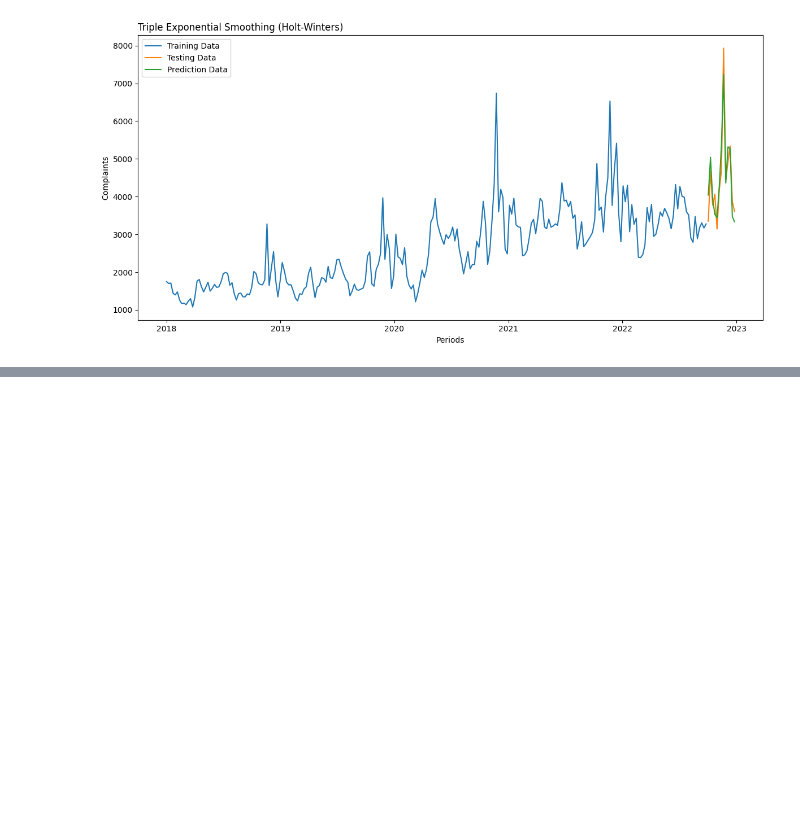
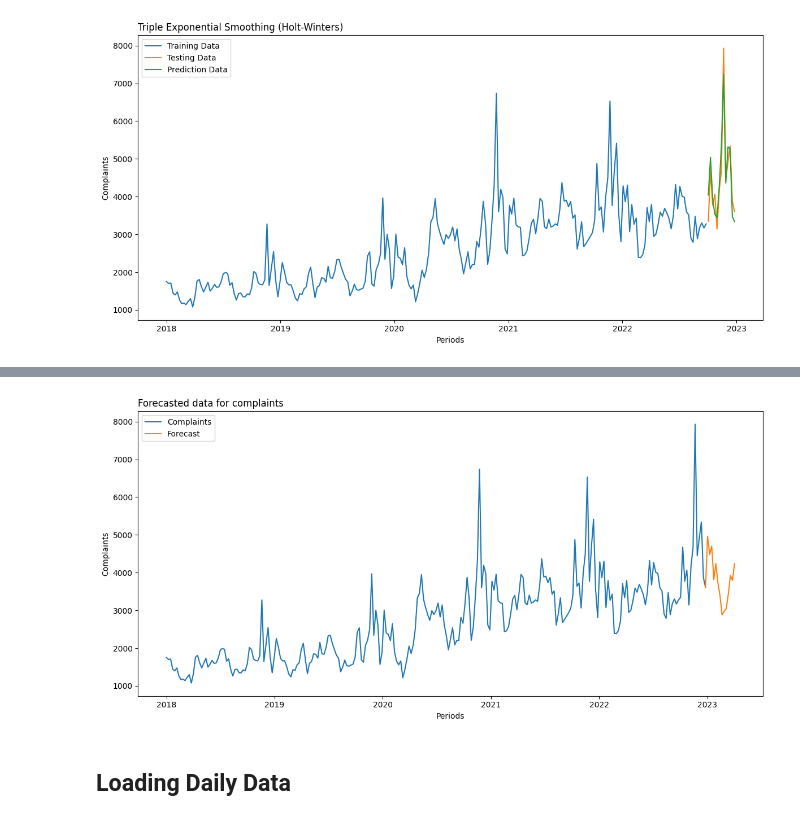
Before and after one commit to Vinni-Anddrade/time_series_course, a Jupyter notebook: 4_exponential_smothing_and_holt_winters/holt_winters-exponential_smothing.ipynb, the cells around one changed output, grey strips where cells are left out. Saved outputs shown, nothing was run; the diff lists cells and outputs as text; code cells hidden in the pictures; blank space fills up the shorter version.

Commit message:
feat: New notebook with studies about Holt-Winters model

```diff
--- a/4_exponential_smothing_and_holt_winters/holt_winters-exponential_smothing.ipynb
+++ b/4_exponential_smothing_and_holt_winters/holt_winters-exponential_smothing.ipynb
@@ -363,0 +367,13 @@ model_assessment(df_train, df_test, results_tes, "Triple Exponential Smoothing (
+# %%
+# Build a holt-winters model with the complete data
+
+model = ExponentialSmoothing(
+    endog=df.loc[:, "complaints"],
+    trend="add",
+    seasonal="mul",
+    seasonal_periods=52
+).fit()
+# %%
+# Predicting
+forecast = model.forecast(14)
+forecast
@@ -363,0 +396,19 @@ model_assessment(df_train, df_test, results_tes, "Triple Exponential Smoothing (
+# %%
+# Plotting
+
+plt.figure(figsize=(12, 6))
+plt.plot(df["complaints"], label="Complaints")
+# Abaixo, estou colocando o último dado dos Reais na tabela de Forecasting
+# Fiz desse jeito para o gráfico ficar bem completo, sem espaço em branco entre o Real x Forecast
+plot_df = pd.concat([df.loc[:, "complaints"][-1:], forecast], axis=0)
+plt.plot(plot_df, label="Forecast")
+plt.xlabel("Periods")
+plt.ylabel("Complaints")
+plt.title("Forecasted data for complaints", loc="left")
+plt.tight_layout()
+plt.legend()
+plt.show()
+# %% [output]
+[figure, added]
+# %% [markdown]
+## Loading Daily Data
```
Also changed, not shown: parts of 22 cells of this notebook, 1 other file.
